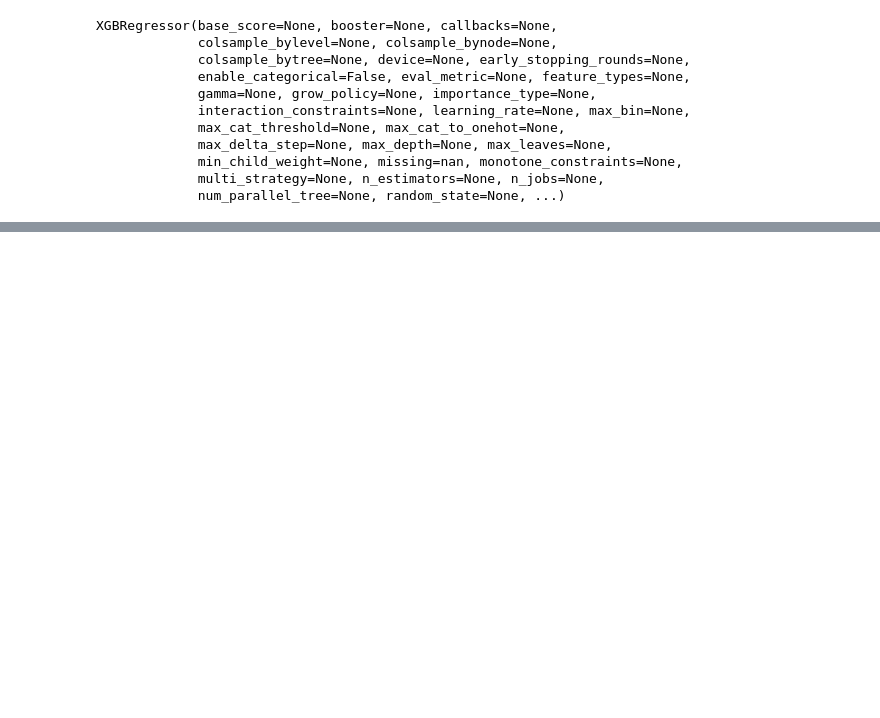
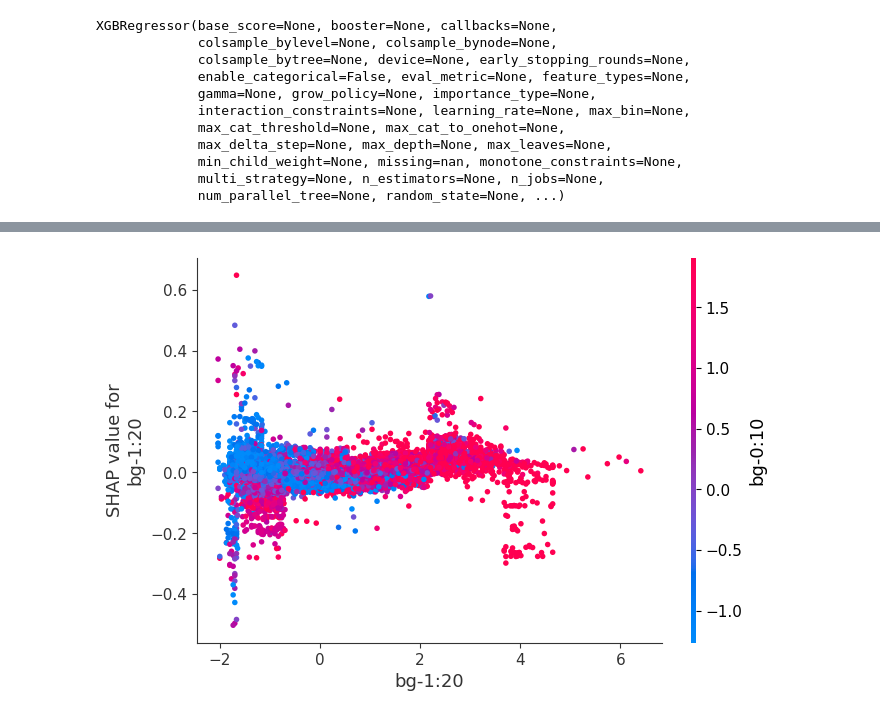
Before and after one commit to masaver/brist1d, a Jupyter notebook: notebooks/ralf/modelling/3.6-shapping/03-shapping.ipynb, the cells around one changed output, grey strips where cells are left out. Drawn from its saved outputs; the diff is of its cells as text; code cells hidden in the pictures; blank space fills up the shorter version.

```diff
--- a/notebooks/ralf/modelling/3.6-shapping/03-shapping.ipynb
+++ b/notebooks/ralf/modelling/3.6-shapping/03-shapping.ipynb
@@ -78,0 +127,5 @@ shap.dependence_plot(8, shap_values, X_test)
+# %%
+# Get the shap dependence plot
+shp.get_shap_dependence_plot(8)
+# %% [output]
+[figure, added]
```
Also changed, not shown: parts of 17 cells of this notebook, 1 other file.
